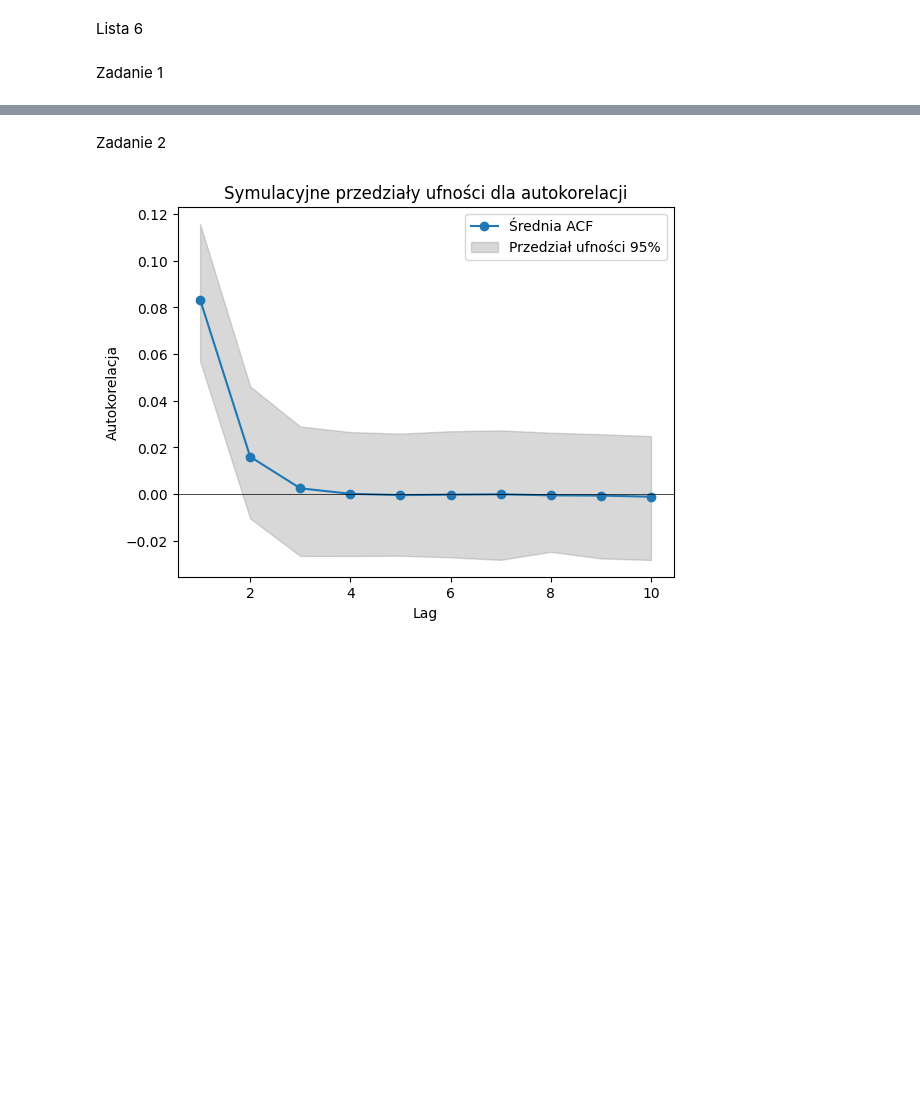
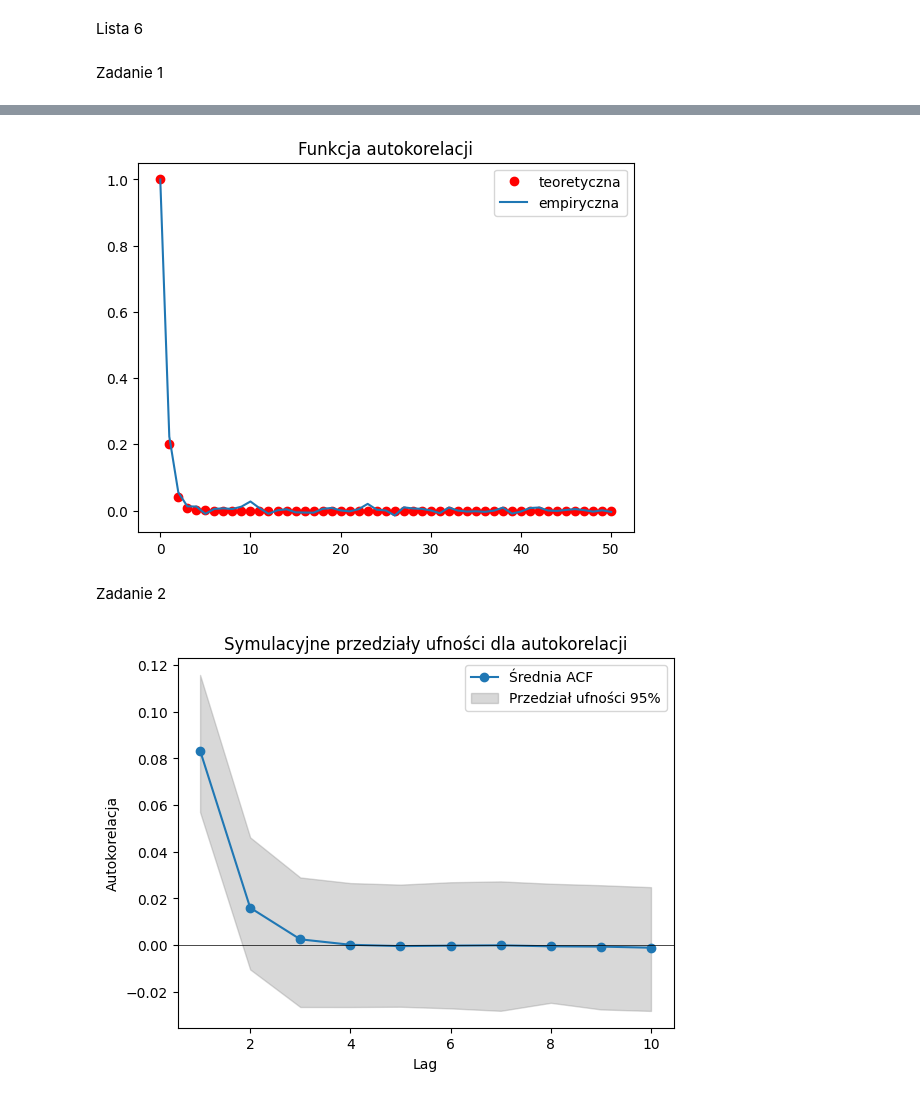
Before and after one commit to rafglo/Computer-Analysis-of-Time-Series, a Jupyter notebook: lista6.ipynb, the cells around one changed output, grey strips where cells are left out. Saved outputs shown, nothing was run; the diff lists cells and outputs as text; code cells hidden in the pictures; blank space fills up the shorter version.

```diff
--- a/lista6.ipynb
+++ b/lista6.ipynb
@@ -55,3 +61,11 @@ plt.show()
+# %%
+plt.plot(hs, autokor_teo, "ro", label="teoretyczna")
+plt.plot(hs, autokor_emp, label="empiryczna")
+plt.title("Funkcja autokorelacji")
+plt.legend(loc="best")
+plt.show()
+# %% [output]
+[figure, added]
 # %% [markdown]
 Zadanie 2
 # %%
```
Also changed, not shown: parts of 5 cells of this notebook.
